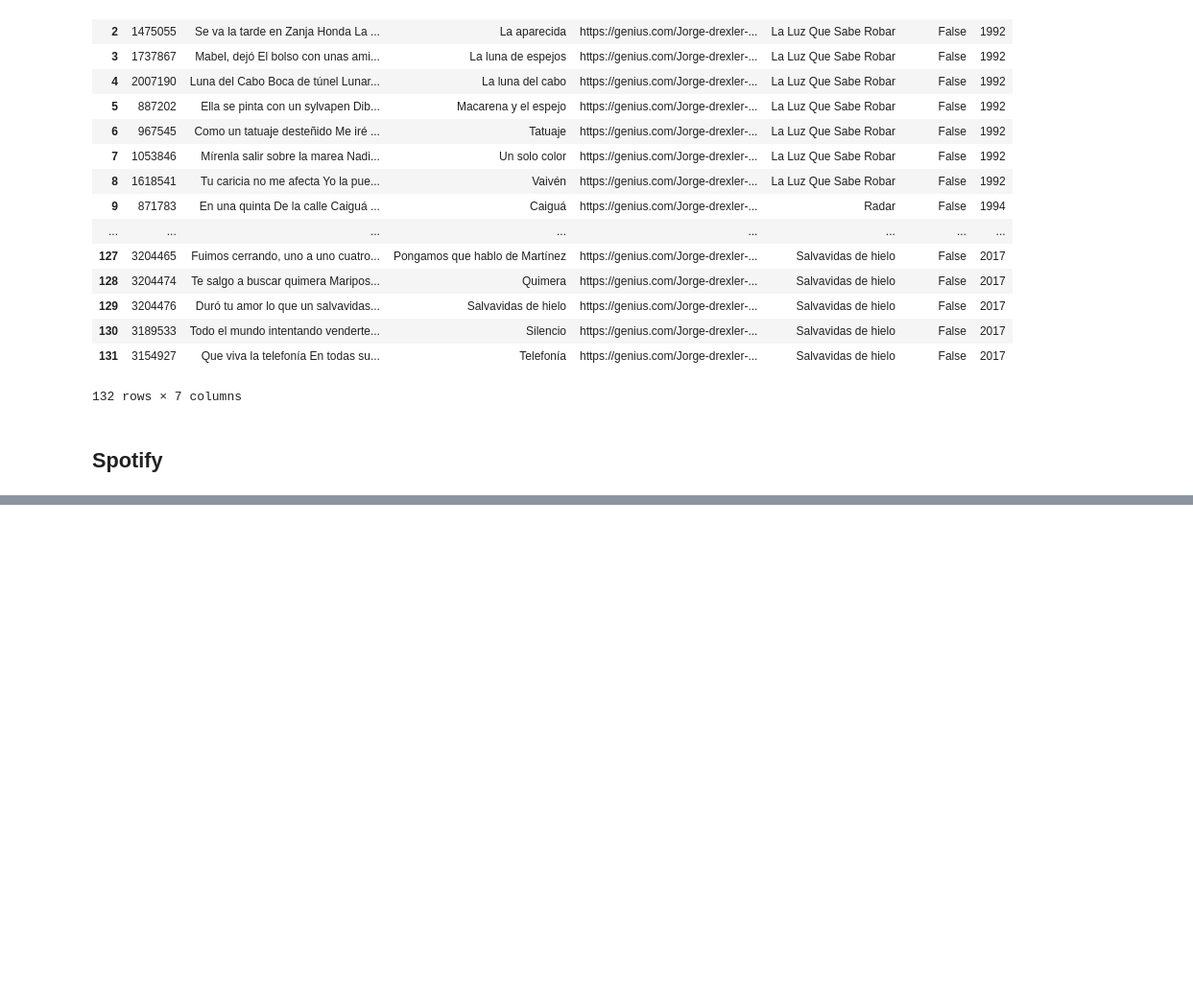
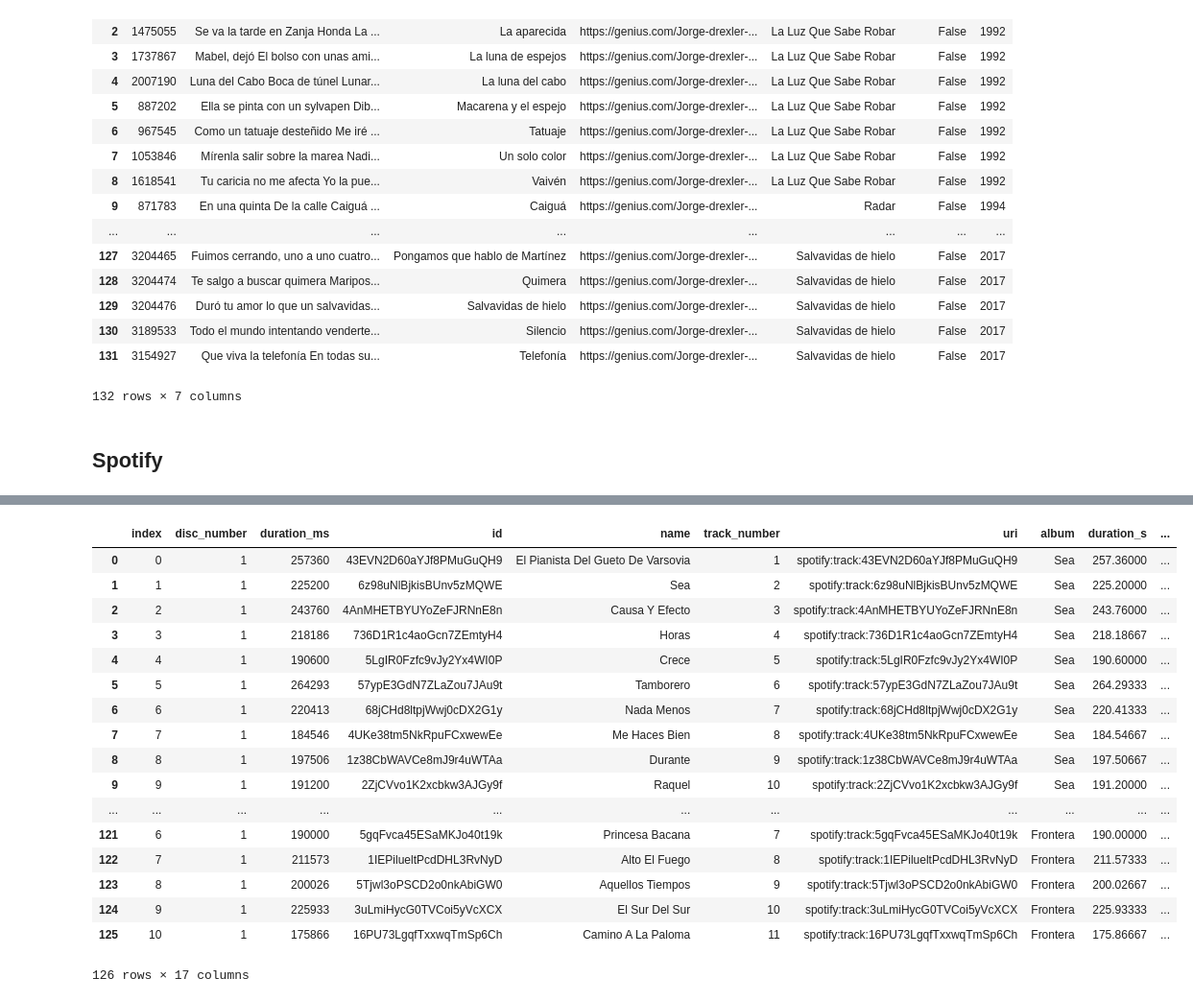
Before and after one commit to alexing/datadata, a Jupyter notebook: drexler_dataset_builder.ipynb, the cells around one changed output, grey strips where cells are left out. Shown: that part at 96% size. Drawn from its saved outputs; the diff is of its cells as text; code cells hidden in the pictures; blank space fills up the shorter version.

```diff
--- a/drexler_dataset_builder.ipynb
+++ b/drexler_dataset_builder.ipynb
@@ -624,0 +625,21 @@ spotify_raw_df
+# %%
+spotify_raw_df
+# %% [output]
+|  | index | disc_number | duration_ms | id | name | track_number | uri | album | duration_s | ... |
+| 0 | 0 | 1 | 257360 | 43EVN2D60aYJf8PMuGuQH9 | El Pianista Del Gueto De Varsovia | 1 | spotify:track:43EVN2D60aYJf8PMuGuQH9 | Sea | 257.36000 | ... |
+| 1 | 1 | 1 | 225200 | 6z98uNlBjkisBUnv5zMQWE | Sea | 2 | spotify:track:6z98uNlBjkisBUnv5zMQWE | Sea | 225.20000 | ... |
+| 2 | 2 | 1 | 243760 | 4AnMHETBYUYoZeFJRNnE8n | Causa Y Efecto | 3 | spotify:track:4AnMHETBYUYoZeFJRNnE8n | Sea | 243.76000 | ... |
+| 3 | 3 | 1 | 218186 | 736D1R1c4aoGcn7ZEmtyH4 | Horas | 4 | spotify:track:736D1R1c4aoGcn7ZEmtyH4 | Sea | 218.18667 | ... |
+| 4 | 4 | 1 | 190600 | 5LgIR0Fzfc9vJy2Yx4WI0P | Crece | 5 | spotify:track:5LgIR0Fzfc9vJy2Yx4WI0P | Sea | 190.60000 | ... |
+| 5 | 5 | 1 | 264293 | 57ypE3GdN7ZLaZou7JAu9t | Tamborero | 6 | spotify:track:57ypE3GdN7ZLaZou7JAu9t | Sea | 264.29333 | ... |
+| 6 | 6 | 1 | 220413 | 68jCHd8ltpjWwj0cDX2G1y | Nada Menos | 7 | spotify:track:68jCHd8ltpjWwj0cDX2G1y | Sea | 220.41333 | ... |
+| 7 | 7 | 1 | 184546 | 4UKe38tm5NkRpuFCxwewEe | Me Haces Bien | 8 | spotify:track:4UKe38tm5NkRpuFCxwewEe | Sea | 184.54667 | ... |
+| 8 | 8 | 1 | 197506 | 1z38CbWAVCe8mJ9r4uWTAa | Durante | 9 | spotify:track:1z38CbWAVCe8mJ9r4uWTAa | Sea | 197.50667 | ... |
+| 9 | 9 | 1 | 191200 | 2ZjCVvo1K2xcbkw3AJGy9f | Raquel | 10 | spotify:track:2ZjCVvo1K2xcbkw3AJGy9f | Sea | 191.20000 | ... |
+| ... | ... | ... | ... | ... | ... | ... | ... | ... | ... | ... |
+| 121 | 6 | 1 | 190000 | 5gqFvca45ESaMKJo40t19k | Princesa Bacana | 7 | spotify:track:5gqFvca45ESaMKJo40t19k | Frontera | 190.00000 | ... |
+| 122 | 7 | 1 | 211573 | 1IEPilueltPcdDHL3RvNyD | Alto El Fuego | 8 | spotify:track:1IEPilueltPcdDHL3RvNyD | Frontera | 211.57333 | ... |
+| 123 | 8 | 1 | 200026 | 5Tjwl3oPSCD2o0nkAbiGW0 | Aquellos Tiempos | 9 | spotify:track:5Tjwl3oPSCD2o0nkAbiGW0 | Frontera | 200.02667 | ... |
+| 124 | 9 | 1 | 225933 | 3uLmiHycG0TVCoi5yVcXCX | El Sur Del Sur | 10 | spotify:track:3uLmiHycG0TVCoi5yVcXCX | Frontera | 225.93333 | ... |
+| 125 | 10 | 1 | 175866 | 16PU73LgqfTxxwqTmSp6Ch | Camino A La Paloma | 11 | spotify:track:16PU73LgqfTxxwqTmSp6Ch | Frontera | 175.86667 | ... |
+126 rows × 17 columns
```
Also changed, not shown: parts of 11 cells of this notebook, 2 other files.
